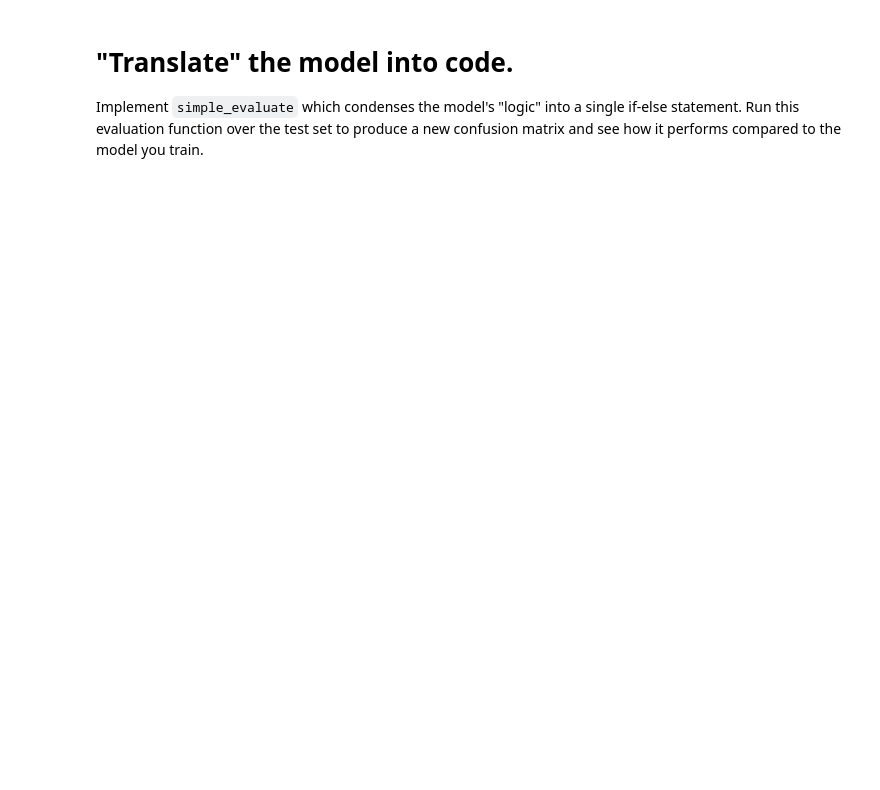
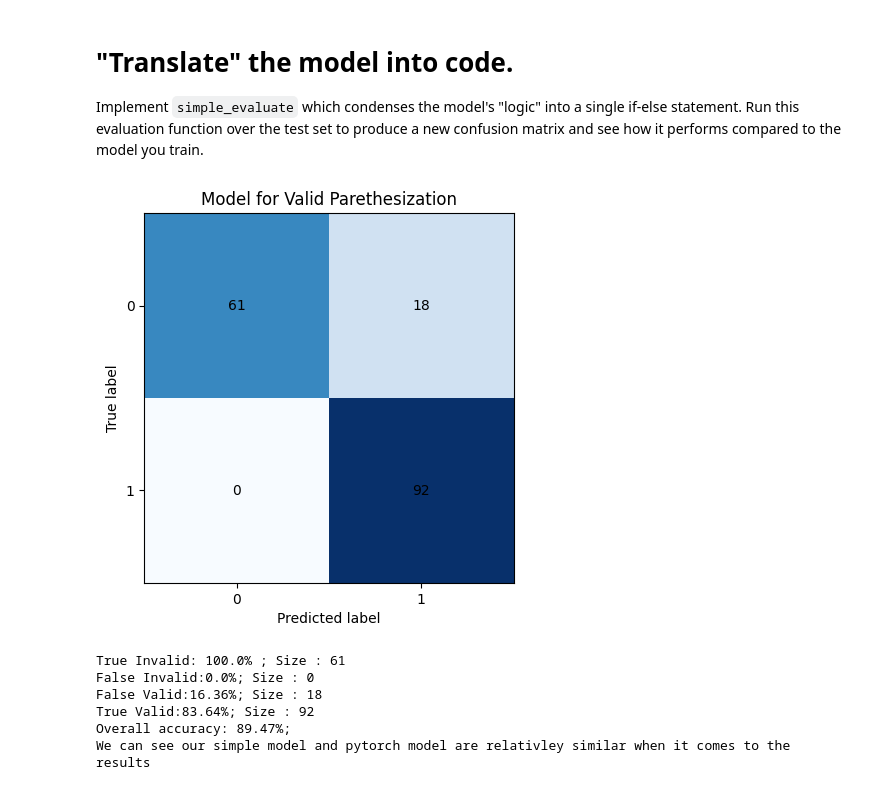
Before and after one commit to said1210UW/Math-480, a Jupyter notebook: 6_25_2024_parenthesization_pytorch/main.ipynb, the cells around one changed output. Drawn from its saved outputs; the diff is of its cells as text; code cells hidden in the pictures; blank space fills up the shorter version.

```diff
--- a/6_25_2024_parenthesization_pytorch/main.ipynb
+++ b/6_25_2024_parenthesization_pytorch/main.ipynb
@@ -95,0 +136,51 @@ def simple_evaluate(input):
+# %%
+# Try to condense the linear model down into a single if-else statement.
+def simple_evaluate(input):
+    # TODO
+    confusion_matrix = [[0, 0], [0, 0]]
+    # TODO
+    for data in input:
+        test_input, label = data
+        #var = (test_input[0])
+        #var2 = (test_input[-1])
+        if (test_input[0] == 0 or test_input[-1] == 0):
+            # Invalid
+            output = 0
+        else:
+            output = 1
+        confusion_matrix[label][output] += 1
+        #confusion_matrix[label][torch.argmax(outputs)] += 1
+
+    return confusion_matrix
+
+confusion_matrix = simple_evaluate(test_dataset)
+
+# Print the confusion matrix
+plt.imshow(confusion_matrix, cmap="Blues")
+plt.xticks(range(len(confusion_matrix)), range(len(confusion_matrix)))
+plt.yticks(range(len(confusion_matrix)), range(len(confusion_matrix)))
+plt.xlabel("Predicted label")
+plt.ylabel("True label")
+for i in range(len(confusion_matrix)):
+    for j in range(len(confusion_matrix)):
+        plt.text(j, i, confusion_matrix[i][j], ha="center", va="center")
+plt.title("Model for Valid Parethesization")
+plt.show()
+
+# Print Results
+print("True Invalid: " + str(round (100 * (confusion_matrix[0][0] / (confusion_matrix[0][0] + confusion_matrix[1][0])), 2)) + "% ; " + "Size : " +  str(confusion_matrix[0][0]))
+print("False Invalid:" + str(round (100 * (confusion_matrix[1][0] / (confusion_matrix[0][0] + confusion_matrix[1][0])), 2)) + "%; " + "Size : " +  str(confusion_matrix[1][0]))
+print("False Valid:" + str(round (100 * (confusion_matrix[0][1] / (confusion_matrix[0][1] + confusion_matrix[1][1])), 2)) + "%; " + "Size : " +  str(confusion_matrix[0][1]))
+print("True Valid:" + str(round (100 * (confusion_matrix[1][1] / (confusion_matrix[0][1] + confusion_matrix[1][1])), 2)) + "%; " + "Size : " +  str(confusion_matrix[1][1]))
+print("Overall accuracy: " + str(round (100 * ((confusion_matrix[1][1] + confusion_matrix[0][0]) / (confusion_matrix[0][1] + confusion_matrix[1][1] + confusion_matrix[0][0] + confusion_matrix[1][0])), 2)) + "%; ")
+
+
+print("We can see our simple model and pytorch model are relativley similar when it comes to the results")
+# %% [output]
+[figure, added]
+True Invalid: 100.0% ; Size : 61
+False Invalid:0.0%; Size : 0
+False Valid:16.36%; Size : 18
+True Valid:83.64%; Size : 92
+Overall accuracy: 89.47%;
+We can see our simple model and pytorch model are relativley similar when it comes to the results
```
Also changed, not shown: parts of 9 cells of this notebook, 22 other files.
